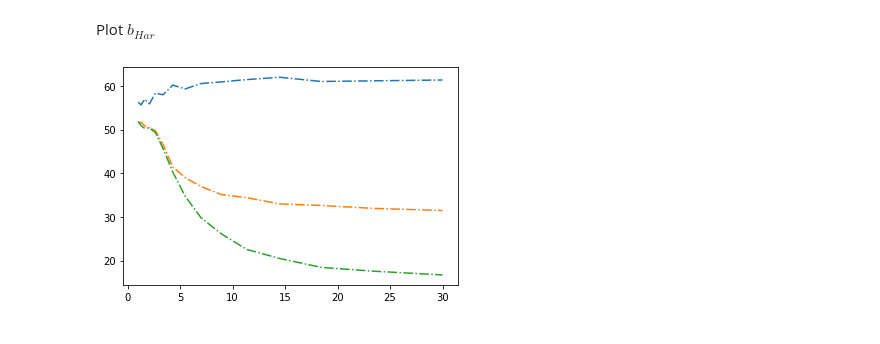
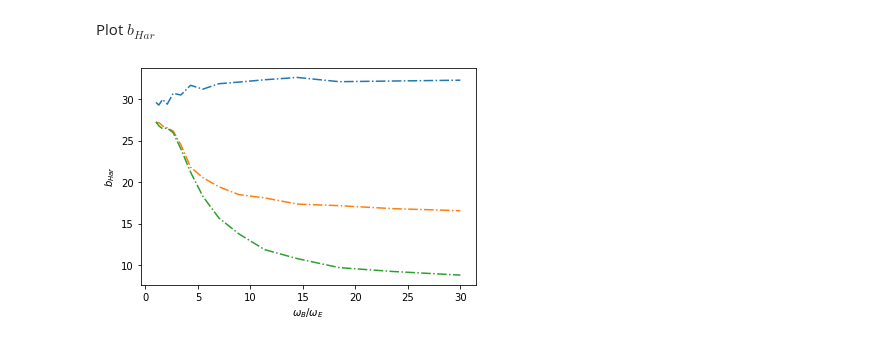
Before and after one commit to bonfus/undi, a Jupyter notebook: examples/Hartmann.ipynb, the cells around one changed output. Saved outputs shown, nothing was run; the diff lists cells and outputs as text; code cells hidden in the pictures.

```diff
--- a/examples/Hartmann.ipynb
+++ b/examples/Hartmann.ipynb
@@ -118,3 +119,5 @@ With these values, we obtain a maximum applied external field of 0.58 T.
 # %%
 factors = np.logspace(np.log2(1),np.log2(30),fields,base=2)
 TF = factors * np.abs(omega)/gamma_Cu
+# direction of transverse field
+B_dir = np.array([1.,0.,0.])
@@ -132,7 +132,7 @@ if COMPUTE:
 
     for i in range(fields):
         #| Align the magnetic fields along x.
-        B = TF[i]*B_ext
+        B = TF[i]*B_dir
 
         # do not rotate aanything yet
         R = np.eye(3)
@@ -179,32 +181,37 @@ of the Fourier transform.
 # %%
 # Add some interpolation
 zero_padding = 4
-yf = np.zeros((fields, 3, zero_padding*len(tlist)//2+1), dtype=np.complex)
-xf = np.fft.rfftfreq(zero_padding*len(tlist), tlist[1])
+# prepare spaze for Fourier transforms...
+yf = np.empty((fields, 3, zero_padding*len(tlist)//2+1), dtype=np.complex)
+# ...but work in omega domain, not in frequency, notice   VVV
+xf = np.fft.rfftfreq(zero_padding*len(tlist), tlist[1]/(2*np.pi))
 
-amp      = np.zeros((fields, 3))
-mean     = np.zeros((fields, 3))
-stddev   = np.zeros((fields, 3))
-bhar     = np.zeros((fields, 3))
+amp      = np.empty((fields, 3))
+mean     = np.empty((fields, 3))
+stddev   = np.empty((fields, 3))
+bhar     = np.empty((fields, 3))
 # %% [markdown]
 Fourier transform of i-th polarization signal for the three axis.
 # %%
 from scipy.optimize import curve_fit
 def gauss(x, *p):
     A, mu, sigma = p
-    return A*np.exp(-(x-mu)**2/(2.*sigma**2))
+    return A*np.exp(-0.5*(x-mu)**2/(sigma**2))
 
 for i in range(fields):
     for j in range(3):
         yf[i,j] = np.fft.rfft(signal[i,j], zero_padding*len(tlist))
-
-        coeff, var_matrix = curve_fit(gauss, xf, np.real(yf[i,j]), p0=[np.real(yf[i,j]).max(), xf[np.argmax(np.real(yf[i,j]))], 10e6])
+        # Gaussian fit of the real part of the FFT.
+        coeff, var_matrix = curve_fit(gauss, xf,
+                                      np.real(yf[i,j]),
+                                      p0=[np.real(yf[i,j]).max(),
+                                          xf[np.argmax(np.real(yf[i,j]))],
+                                          200000]
+                                      )
         amp[i,j], mean[i,j], stddev[i, j] = np.abs(coeff)
-
-        # We calculate the width of the field distribution 'delta_TF'.
-
-        delta = stddev[i, j]/(gamma_Cu)
-
-        # Finally, we calculate the reduced damping rate 'b_Har' for the three different magnetic field orientations.
-
-        bhar[i,j] = (4*np.pi*delta*(a*angtom)**3)/(gamma_Cu*hbar*mu0)
+        # We calculate the width of the field distribution 'delta_TF' at
+        # the muon site.
+        Delta_TF = stddev[i, j]/gamma_mu
+        # Finally, we calculate the reduced damping rate 'b_Har' for the
+        # three different magnetic field orientations.
+        bhar[i,j] = (4*np.pi*Delta_TF*(a*angtom)**3)/(gamma_Cu*hbar*mu0)
@@ -233,8 +258,10 @@ Plot $b_{Har}$
 # %%
 fig, axes = plt.subplots(1, 1)
 axes.plot(factors,bhar[:,0], label = 'B // [1,0,0] axis', linestyle='-.')
 axes.plot(factors,bhar[:,1], label = 'B // [1,1,0] axis', linestyle='-.')
 axes.plot(factors,bhar[:,2], label = 'B // [1,1,1] axis', linestyle='-.')
+axes.set_ylabel('$b_{Har}$')
+axes.set_xlabel('$\omega_B/\omega_E$')
 plt.show()
 # %% [output]
-[figure, old version]
+[figure, new version]
```
Also changed, not shown: parts of 11 cells of this notebook, 3 other files.
